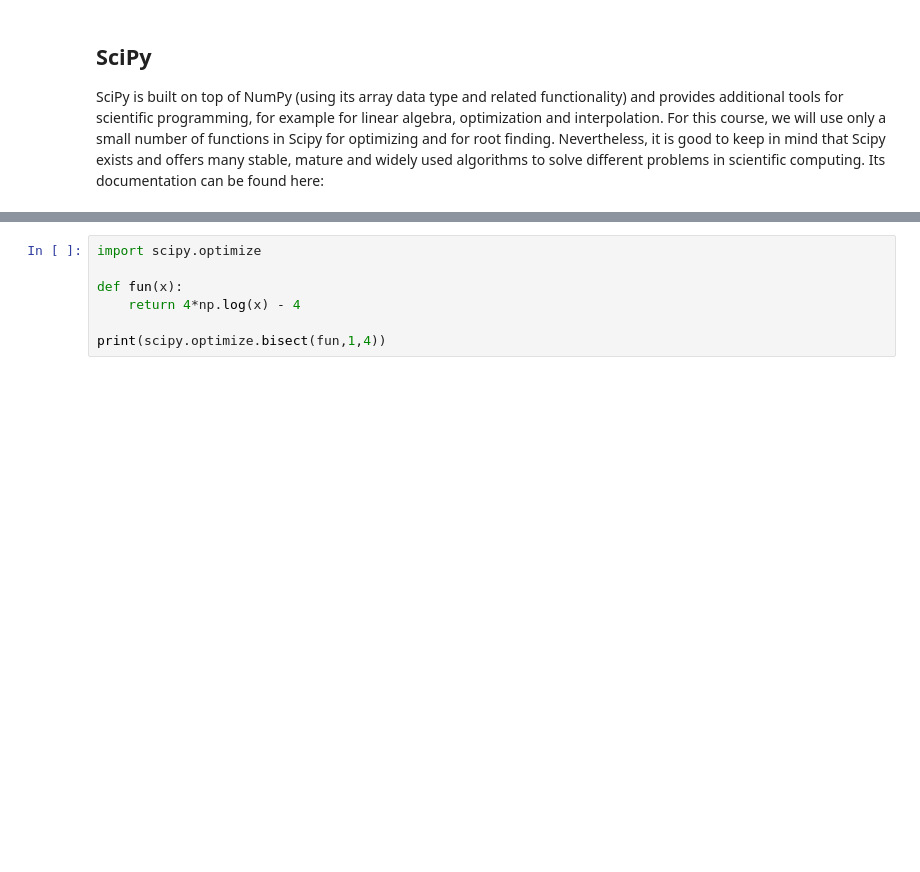
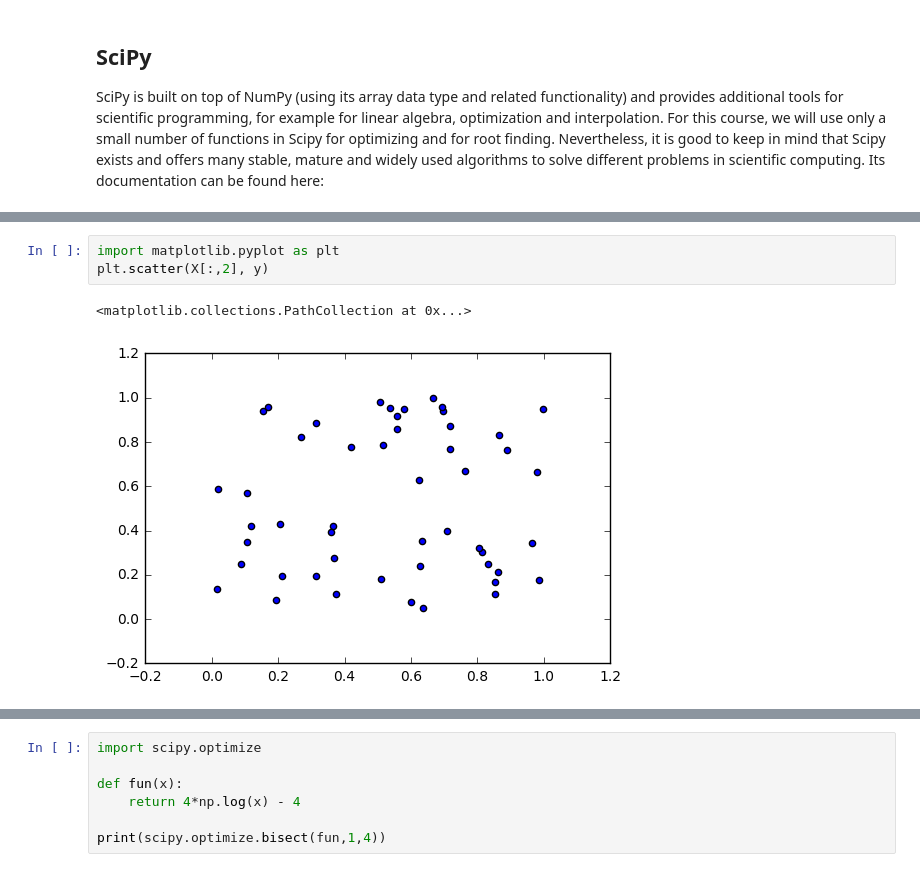
Before and after one commit to Moony2D/Python-Intro-ifo, a Jupyter notebook: PyIntro_Scipy.ipynb, the cells around one changed output, grey strips where cells are left out. Saved outputs shown, nothing was run; the diff lists cells and outputs as text; blank space fills up the shorter version.

```diff
--- a/PyIntro_Scipy.ipynb
+++ b/PyIntro_Scipy.ipynb
@@ -133,0 +188,6 @@ NameError: name 'webbrowser' is not defined
+# %%
+import matplotlib.pyplot as plt
+plt.scatter(X[:,2], y)
+# %% [output]
+<matplotlib.collections.PathCollection at 0x...>
+[figure, added]
```
Also changed, not shown: parts of 15 cells of this notebook, 3 other files.
